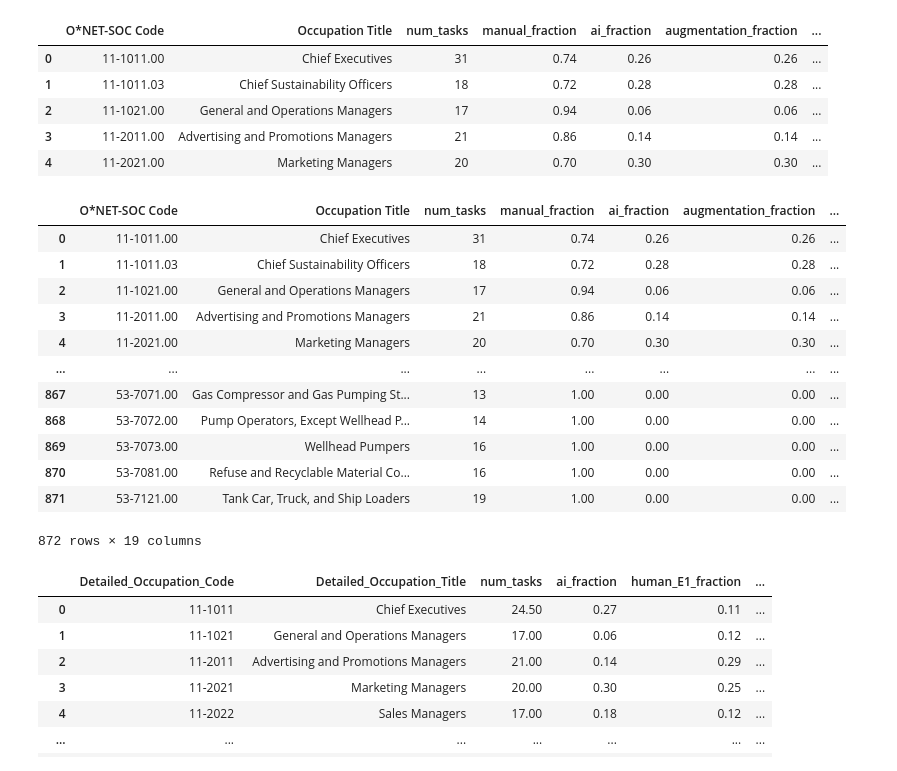
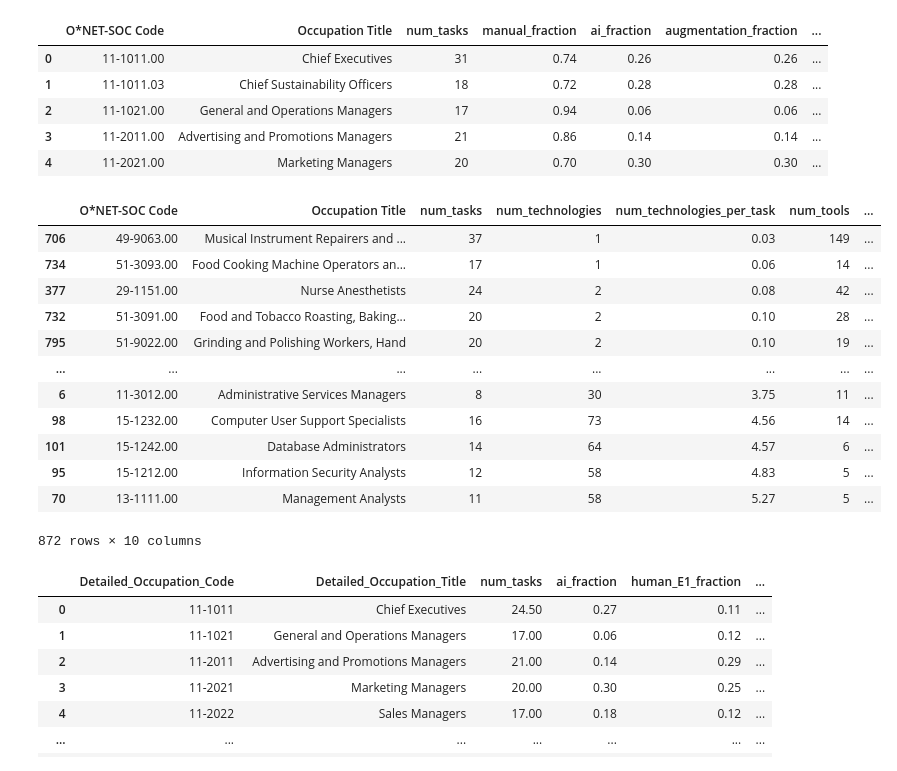
Before and after one commit to johnjosephhorton/rubin, a Jupyter notebook: agentic_ai/onet_numTechnologies.ipynb, the cells around one changed output. Cells and saved outputs as stored; diff of their text form; code cells hidden in the pictures.

```diff
--- a/agentic_ai/onet_numTechnologies.ipynb
+++ b/agentic_ai/onet_numTechnologies.ipynb
@@ -61,15 +61,23 @@ for path in [output_data_path, output_plot_path]:
 #### Main Code
 # %%
 technology_df = pd.read_csv(f'{input_data_path}/db_27_3_text/Technology Skills.txt', sep='\t')
+tools_df = pd.read_csv(f'{input_data_path}/db_27_3_text/Tools Used.txt', sep='\t')
 
 # Count number of unique "Example", "Commodity Code", and "Commodity Title" per O*NET-SOC Code
 num_technologies_per_occ = technology_df.groupby('O*NET-SOC Code').agg({
     'Example': 'nunique',
     'Commodity Code': 'nunique'
 }).reset_index()
-num_technologies_per_occ.columns = ['O*NET-SOC Code', 'num_examples', 'num_commodities']
+num_technologies_per_occ.columns = ['O*NET-SOC Code', 'num_examples', 'num_technologies']
+
+num_tools_per_occ = tools_df.groupby('O*NET-SOC Code').agg({
+    'Example': 'nunique',
+    'Commodity Code': 'nunique'
+}).reset_index()
+num_tools_per_occ.columns = ['O*NET-SOC Code', 'num_examples', 'num_tools']
 
 
 display(num_technologies_per_occ)
+display(num_tools_per_occ)
 # Should work with "Commodity Code" and "Commodity Title"
 # %% [output]
@@ -99,22 +120,35 @@ occupation_df.head()
 | 4 | 11-2021.00 | Marketing Managers | 20 | 0.70 | 0.30 | 0.30 | ... |
 # %%
 # Merge the two dataframes on O*NET-SOC Code
-occupation_df = pd.merge(occupation_df, num_technologies_per_occ[['O*NET-SOC Code', 'Commodity Code', 'Commodity Title']], on='O*NET-SOC Code', how='left')
-occupation_df
+handoff_df = pd.merge(occupation_df, num_technologies_per_occ[['O*NET-SOC Code', 'num_technologies']], on='O*NET-SOC Code', how='left')
+handoff_df = pd.merge(handoff_df, num_tools_per_occ[['O*NET-SOC Code', 'num_tools']], on='O*NET-SOC Code', how='left')
+
+handoff_df['num_technologies_per_task'] = handoff_df['num_technologies'] / handoff_df['num_tasks']
+handoff_df['num_tools_per_task'] = handoff_df['num_tools'] / handoff_df['num_tasks']
+
+# Keep only relevant columns
+handoff_df = handoff_df[['O*NET-SOC Code', 'Occupation Title', 'num_tasks', 'num_technologies', 'num_technologies_per_task', 'num_tools', 'num_tools_per_task']]
+
+# Assign rankings based on each of the "num_tasks", "num_technologies", "num_technologies_per_task" columns
+for col in ['num_tasks', 'num_technologies', 'num_technologies_per_task']:
+    rank_col = f'{col}_rank'
+    handoff_df[rank_col] = handoff_df[col].rank(ascending=False, method='min').astype(int)
+
+handoff_df.sort_values(by='num_technologies_per_task_rank', ascending=False)
 # %% [output]
-|  | O*NET-SOC Code | Occupation Title | num_tasks | manual_fraction | ai_fraction | augmentation_fraction | ... |
-| 0 | 11-1011.00 | Chief Executives | 31 | 0.74 | 0.26 | 0.26 | ... |
-| 1 | 11-1011.03 | Chief Sustainability Officers | 18 | 0.72 | 0.28 | 0.28 | ... |
-| 2 | 11-1021.00 | General and Operations Managers | 17 | 0.94 | 0.06 | 0.06 | ... |
-| 3 | 11-2011.00 | Advertising and Promotions Managers | 21 | 0.86 | 0.14 | 0.14 | ... |
-| 4 | 11-2021.00 | Marketing Managers | 20 | 0.70 | 0.30 | 0.30 | ... |
+|  | O*NET-SOC Code | Occupation Title | num_tasks | num_technologies | num_technologies_per_task | num_tools | ... |
+| 706 | 49-9063.00 | Musical Instrument Repairers and ... | 37 | 1 | 0.03 | 149 | ... |
+| 734 | 51-3093.00 | Food Cooking Machine Operators an... | 17 | 1 | 0.06 | 14 | ... |
+| 377 | 29-1151.00 | Nurse Anesthetists | 24 | 2 | 0.08 | 42 | ... |
+| 732 | 51-3091.00 | Food and Tobacco Roasting, Baking... | 20 | 2 | 0.10 | 28 | ... |
+| 795 | 51-9022.00 | Grinding and Polishing Workers, Hand | 20 | 2 | 0.10 | 19 | ... |
 | ... | ... | ... | ... | ... | ... | ... | ... |
-| 867 | 53-7071.00 | Gas Compressor and Gas Pumping St... | 13 | 1.00 | 0.00 | 0.00 | ... |
-| 868 | 53-7072.00 | Pump Operators, Except Wellhead P... | 14 | 1.00 | 0.00 | 0.00 | ... |
-| 869 | 53-7073.00 | Wellhead Pumpers | 16 | 1.00 | 0.00 | 0.00 | ... |
-| 870 | 53-7081.00 | Refuse and Recyclable Material Co... | 16 | 1.00 | 0.00 | 0.00 | ... |
-| 871 | 53-7121.00 | Tank Car, Truck, and Ship Loaders | 19 | 1.00 | 0.00 | 0.00 | ... |
+| 6 | 11-3012.00 | Administrative Services Managers | 8 | 30 | 3.75 | 11 | ... |
+| 98 | 15-1232.00 | Computer User Support Specialists | 16 | 73 | 4.56 | 14 | ... |
+| 101 | 15-1242.00 | Database Administrators | 14 | 64 | 4.57 | 6 | ... |
+| 95 | 15-1212.00 | Information Security Analysts | 12 | 58 | 4.83 | 5 | ... |
+| 70 | 13-1111.00 | Management Analysts | 11 | 58 | 5.27 | 5 | ... |
-872 rows × 19 columns
+872 rows × 10 columns
 # %%
 # # Drop the supplemental tasks
 # merged_data = merged_data[merged_data['Task Type'] != 'Supplemental'].reset_index(drop=True)
```
Also changed, not shown: parts of 1 cell of this notebook.
